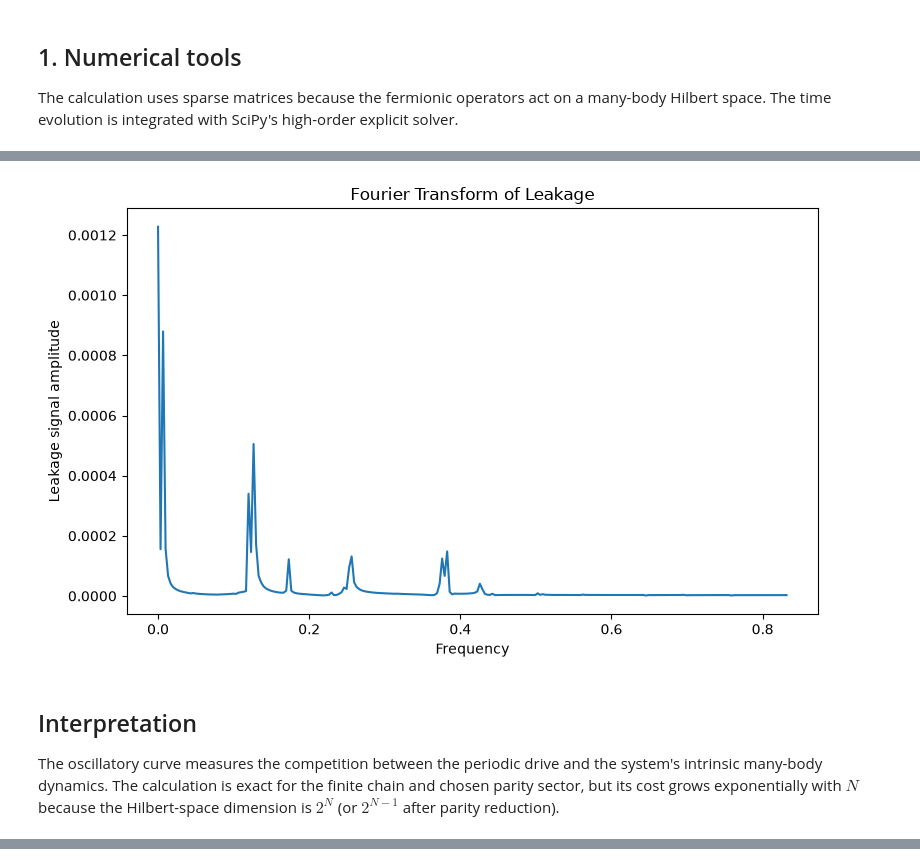
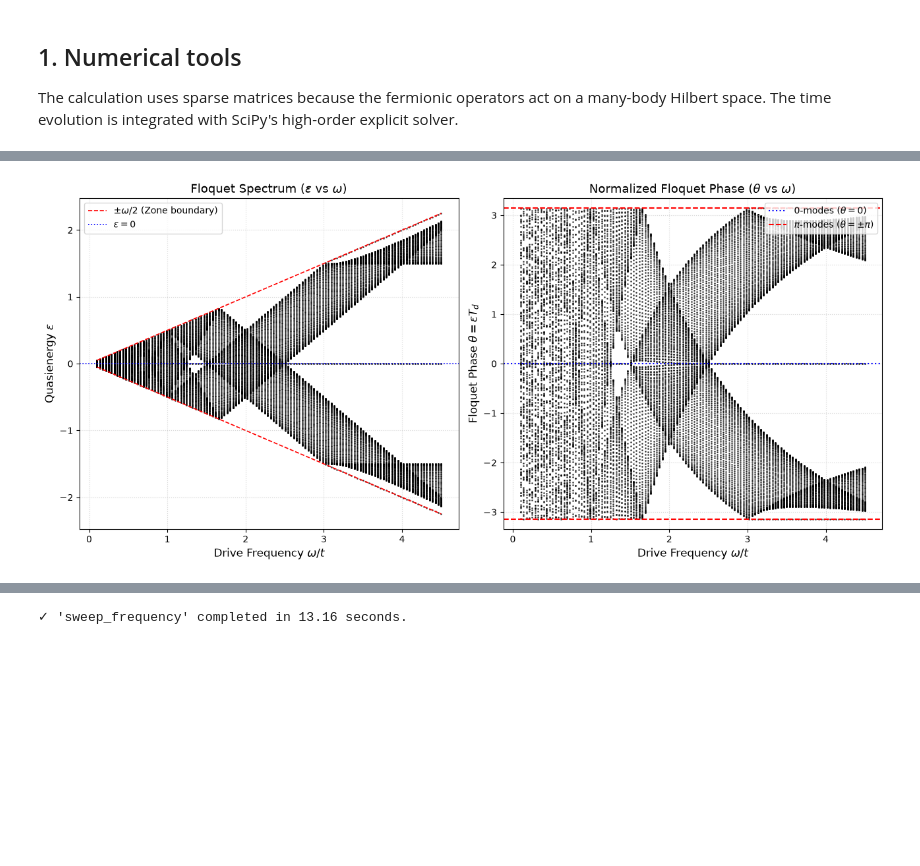
Before and after one commit to pingpingy1/kitaev_chain_time_dependence, a Jupyter notebook: kitaev_chain_simulation.ipynb, the cells around one changed output, grey strips where cells are left out. Cells and saved outputs as stored; diff of their text form; code cells hidden in the pictures; blank space fills up the shorter version.

```diff
--- a/kitaev_chain_simulation.ipynb
+++ b/kitaev_chain_simulation.ipynb
@@ -315,15 +305,18 @@ def extract_frequency_spectrum(timestamps, signal_values):
-# %%
-freqs, amps = extract_frequency_spectrum(times1, leakage1)
-plt.figure(figsize=(8, 5))
-plt.plot(freqs, amps)
-plt.xlabel("Frequency")
-plt.ylabel("Leakage signal amplitude")
-plt.title("Fourier Transform of Leakage")
-plt.tight_layout()
-plt.show()
-# %% [output]
-[figure, removed]
-# %% [markdown]
-## Interpretation
-
-The oscillatory curve measures the competition between the periodic drive and the system's intrinsic many-body dynamics. The calculation is exact for the finite chain and chosen parity sector, but its cost grows exponentially with $N$ because the Hilbert-space dimension is $2^N$ (or $2^{N-1}$ after parity reduction).
+# %%
+def compute_U_F(H0_bdg, V_drive, A_drive, omega, dim):
+    """Integrates the 2N x 2N unitary evolution operator over one period Td."""
+    Td = 2.0 * np.pi / omega
+
+    def rhs(t, y):
+        W = y.reshape((dim, dim))
+        H_t = H0_bdg + (A_drive * np.cos(omega * t)) * V_drive
+        dW_dt = -1j * (H_t @ W)
+        return dW_dt.ravel()
+
+    y0 = np.eye(dim, dtype=np.complex128).ravel()
+    sol = solve_ivp(rhs, (0.0, Td), y0, method="DOP853", rtol=1e-8, atol=1e-10)
+
+    W_final = sol.y[:, -1].reshape((dim, dim))
+    # Polar decomposition guarantees exact unitarity (removes numerical ODE drift)
+    U_F, _ = polar(W_final)
+    return U_F
@@ -329,0 +384,3 @@ The oscillatory curve measures the competition between the periodic drive and th
+# %%
+sweep_frequency()
+# %% [output]
@@ -329,0 +388 @@ The oscillatory curve measures the competition between the periodic drive and th
+[figure, added]
@@ -329,0 +390 @@ The oscillatory curve measures the competition between the periodic drive and th
+✓ 'sweep_frequency' completed in 13.16 seconds.
```
Also changed, not shown: parts of 24 cells of this notebook.
